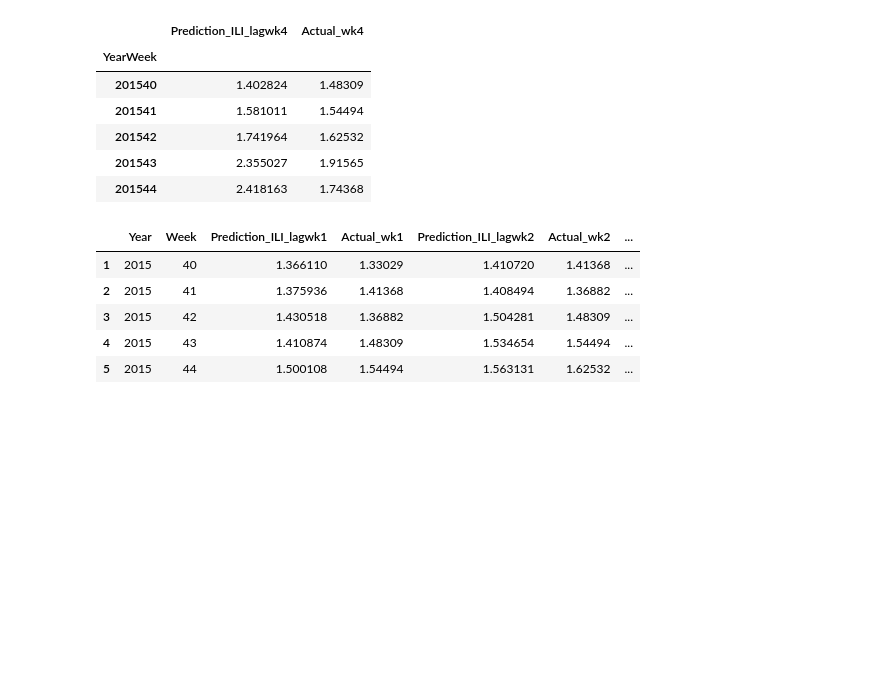
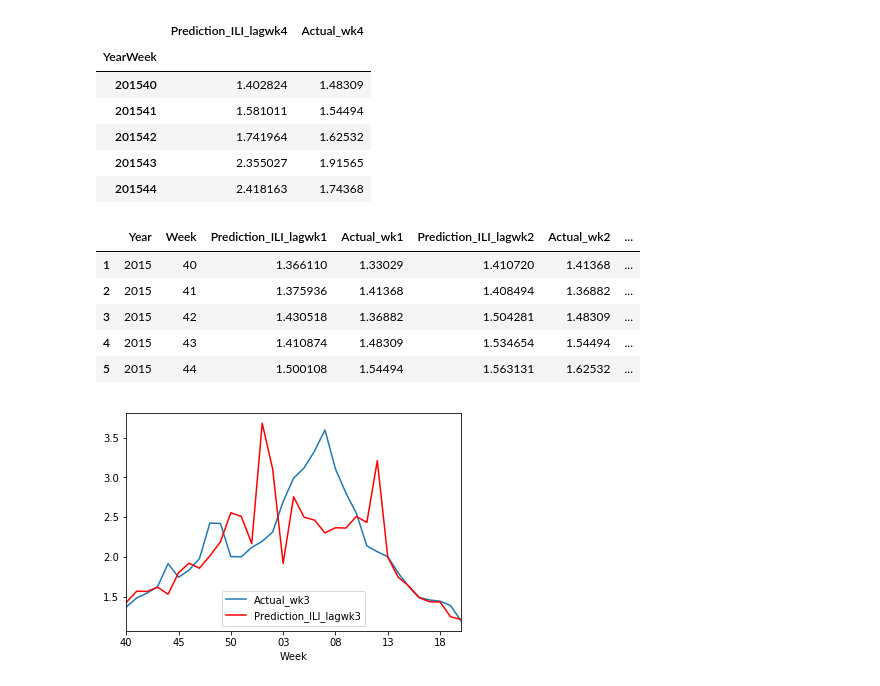
Before and after one commit to Anuujints/FinalUCBX, a Jupyter notebook: flu_indicator/data/ILINet_by_ILIweek_Gradient_Boost_Regressor.ipynb, the cells around one changed output. Saved outputs shown, nothing was run; the diff lists cells and outputs as text; code cells hidden in the pictures; blank space fills up the shorter version.

```diff
--- a/flu_indicator/data/ILINet_by_ILIweek_Gradient_Boost_Regressor.ipynb
+++ b/flu_indicator/data/ILINet_by_ILIweek_Gradient_Boost_Regressor.ipynb
@@ -465,3 +465,15 @@ clean_df.head()
 | 3 | 2015 | 42 | 1.430518 | 1.36882 | 1.504281 | 1.48309 | ... |
 | 4 | 2015 | 43 | 1.410874 | 1.48309 | 1.534654 | 1.54494 | ... |
 | 5 | 2015 | 44 | 1.500108 | 1.54494 | 1.563131 | 1.62532 | ... |
+# %%
+import matplotlib.pyplot as plt
+
+ax = plt.gca()
+
+clean_df.plot(kind='line',x='Week', y='Actual_wk3', ax=ax)
+clean_df.plot(kind='line',x='Week', y='Prediction_ILI_lagwk3', color='red', ax=ax)
+
+
+plt.show()
+# %% [output]
+[figure, added]
```
Also changed, not shown: parts of 3 cells of this notebook, 9 other files.
